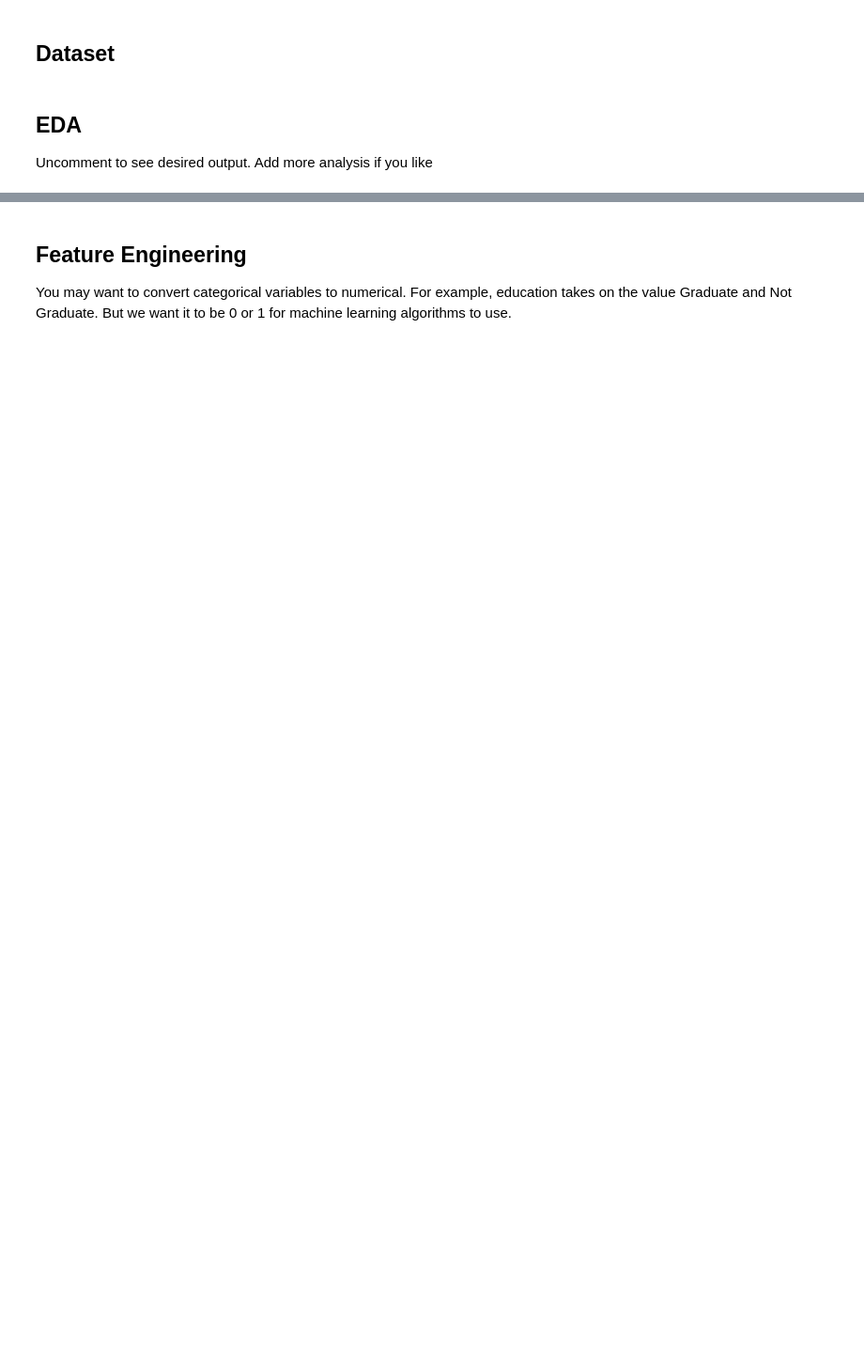
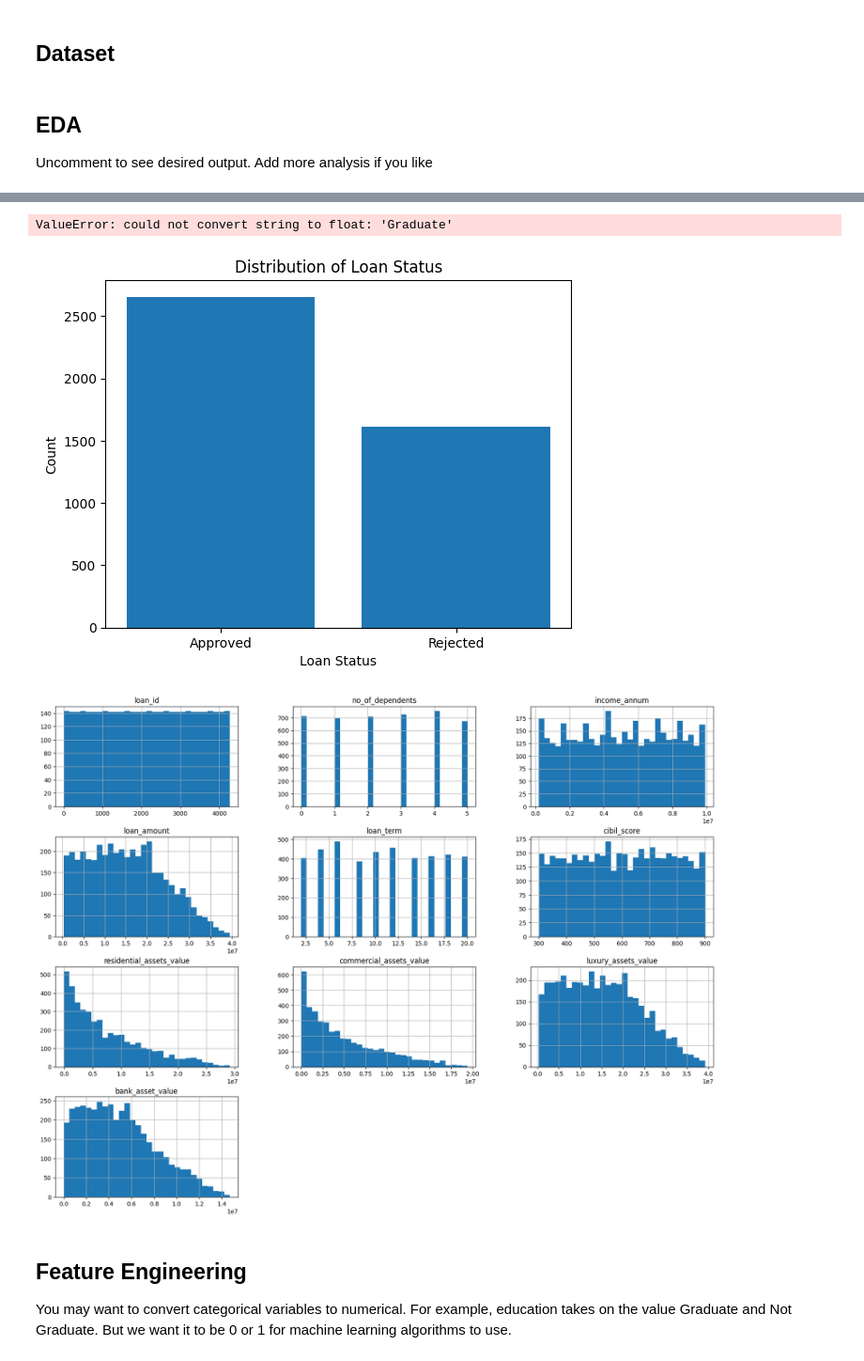
Before and after one commit to deduchal/MDST-Onboarding, a Jupyter notebook: Optional-Challenges/ML/loan_approval.ipynb, the cells around one changed output, grey strips where cells are left out. Shown: that part at 94% size. Saved outputs shown, nothing was run; the diff lists cells and outputs as text; code cells hidden in the pictures; blank space fills up the shorter version.

```diff
--- a/Optional-Challenges/ML/loan_approval.ipynb
+++ b/Optional-Challenges/ML/loan_approval.ipynb
@@ -49,25 +49,25 @@ print(loan_data.columns)
 print(loan_data.describe())
 
 # ------ Check for missing values ------
-# print(loan_data.isnull().sum())
+print(loan_data.isnull().sum())
 
 # ------ Visualize the distribution of loan status ------
-# loan_status_counts = loan_data['loan_status'].value_counts()
-# plt.bar(loan_status_counts.index, loan_status_counts.values)
-# plt.title('Distribution of Loan Status')
-# plt.xlabel('Loan Status')
-# plt.ylabel('Count')
+loan_status_counts = loan_data['loan_status'].value_counts()
+plt.bar(loan_status_counts.index, loan_status_counts.values)
+plt.title('Distribution of Loan Status')
+plt.xlabel('Loan Status')
+plt.ylabel('Count')
 
 # ------ Visualize the distribution of numerical features ------
-# loan_data.hist(bins=30, figsize=(20, 15))
+loan_data.hist(bins=30, figsize=(20, 15))
 
 # ------ Correlation matrix ------
-# corr_matrix = loan_data.corr()
-# fig, ax = plt.subplots(figsize=(10, 8))
-# cax = ax.matshow(corr_matrix, cmap='coolwarm')
-# fig.colorbar(cax)
-# plt.xticks(range(len(corr_matrix.columns)), corr_matrix.columns, rotation=90)
-# plt.yticks(range(len(corr_matrix.columns)), corr_matrix.columns)
+corr_matrix = loan_data.corr()
+fig, ax = plt.subplots(figsize=(10, 8))
+cax = ax.matshow(corr_matrix, cmap='coolwarm')
+fig.colorbar(cax)
+plt.xticks(range(len(corr_matrix.columns)), corr_matrix.columns, rotation=90)
+plt.yticks(range(len(corr_matrix.columns)), corr_matrix.columns)
 
 # ----- MORE (Encouraged but not required) ------
 # TODO
@@ -80,3 +92,6 @@ Index(['loan_id', 'no_of_dependents', 'education', 'self_employed',
+ValueError: could not convert string to float: 'Graduate'
+[figure, added]
+[figure, added]
 # %% [markdown]
 ## Feature Engineering
 
```
Also changed, not shown: parts of 14 cells of this notebook.
